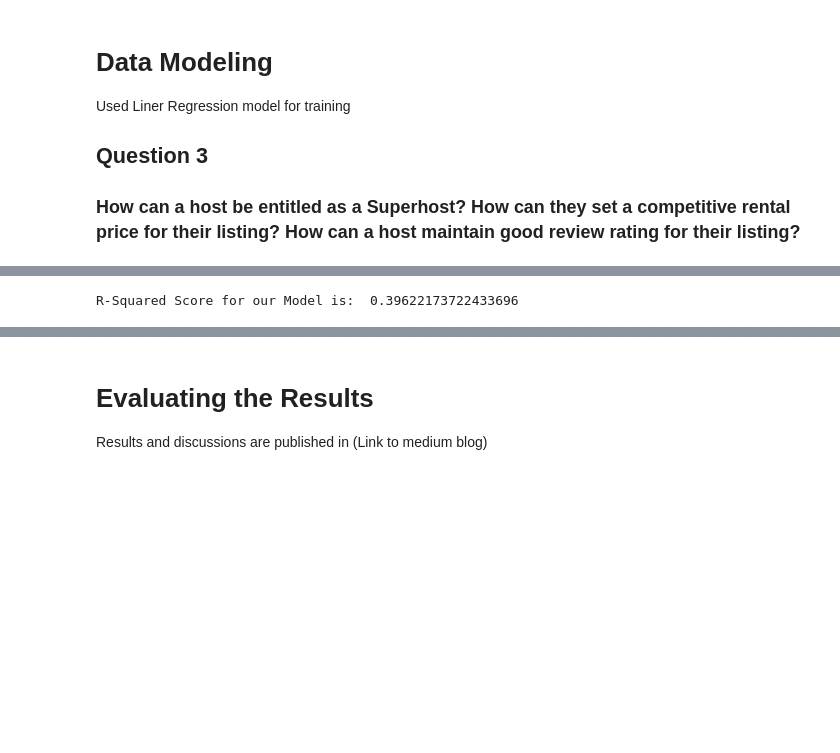
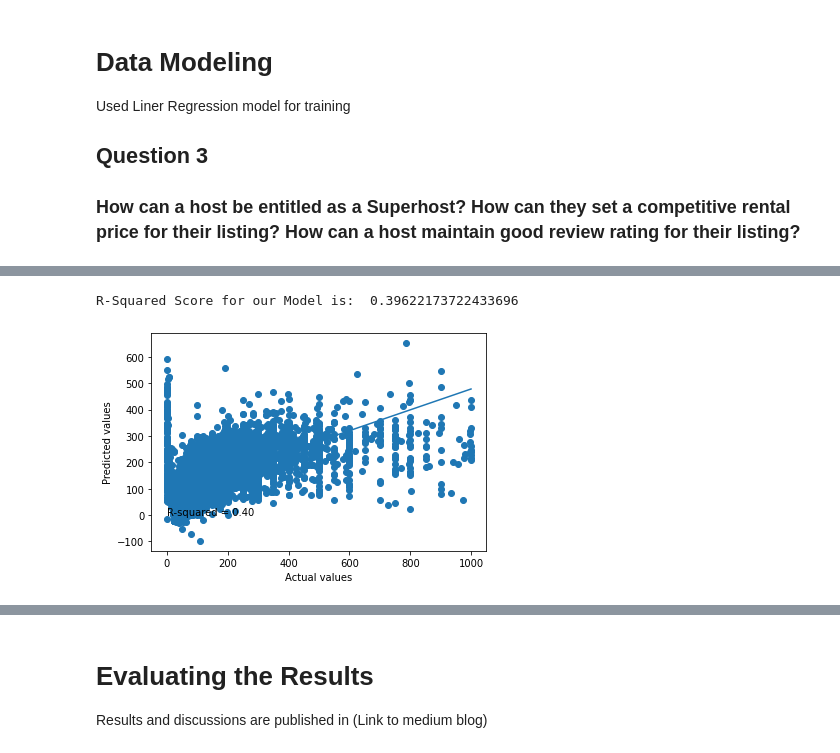
Before and after one commit to sakshigoplani/DataScienceNanodegree, a Jupyter notebook: Introduction_To_Data_Science_Project_1/new_york_airbnb.ipynb, the cells around one changed output, grey strips where cells are left out. Saved outputs shown, nothing was run; the diff lists cells and outputs as text; code cells hidden in the pictures; blank space fills up the shorter version.

```diff
--- a/Introduction_To_Data_Science_Project_1/new_york_airbnb.ipynb
+++ b/Introduction_To_Data_Science_Project_1/new_york_airbnb.ipynb
@@ -776,17 +821,21 @@ R-Squared Score for our Model is:  0.29629460641955363
 # %%
 # Prediction Column
 wanted_Y_col_rental_price = ['price']
 
 # Split into Train and Test Data
 X_train, X_test, Y_train, Y_test = drop_and_split(
     df, wanted_X_cols, wanted_Y_col_rental_price)
 
 # Fit and Predict Data
-rsquared_score = fit_and_predict(X_train, X_test, Y_train, Y_test)
+rsquared_score, y_test_actuals, y_test_predictions  = fit_and_predict(X_train, X_test, Y_train, Y_test)
 print("R-Squared Score for our Model is: ", rsquared_score)
 print("\n\n")
+
+# Plot Scatter Plot
+plot_scatter(y_test_actuals, y_test_predictions, rsquared_score)
 # %% [output]
 R-Squared Score for our Model is:  0.39622173722433696
+[figure, added]
 # %%
 # Prediction Column
 wanted_Y_col_review_score = ['review_scores_rating']
```
Also changed, not shown: parts of 11 cells of this notebook.
